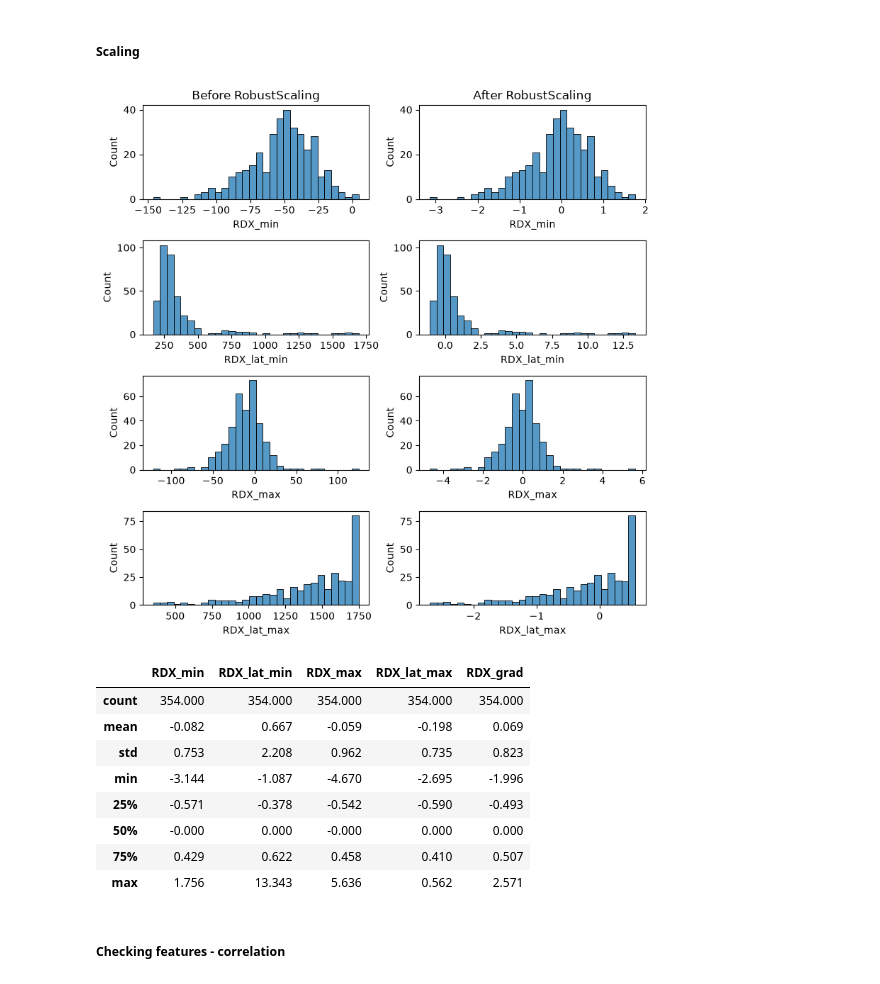
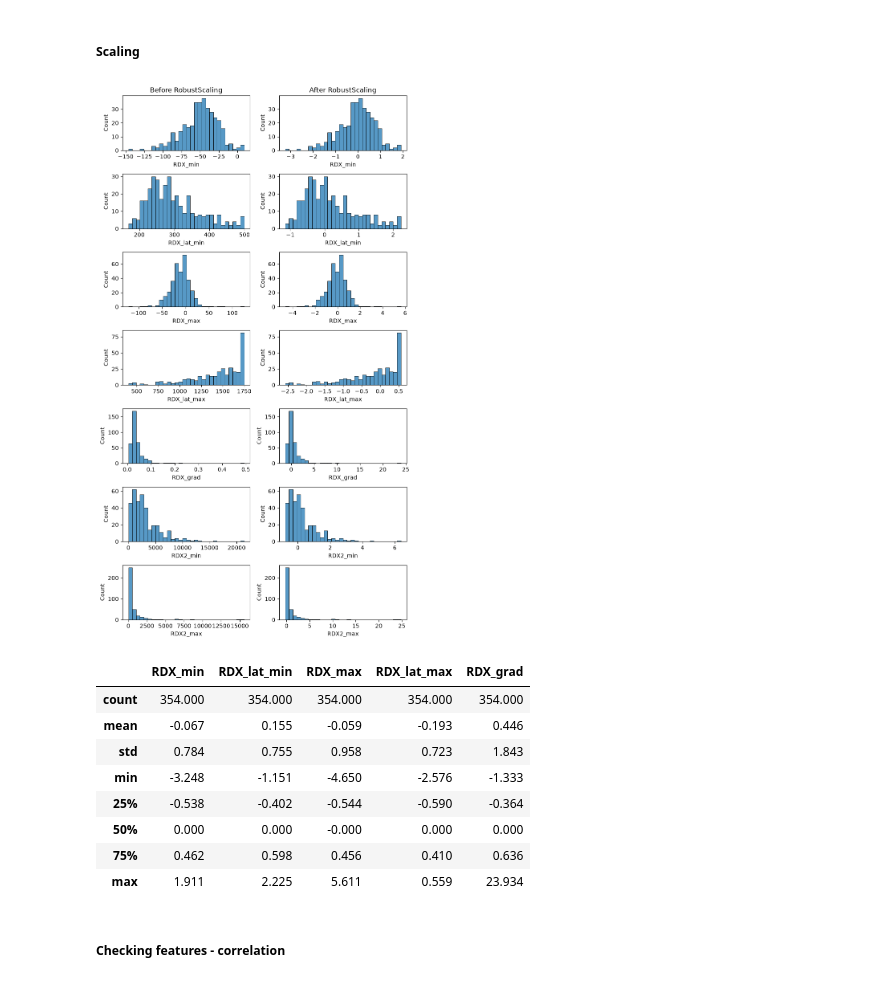
Before and after one commit to arthbreaker/2026_M1_internship, a Jupyter notebook: data_preparation.ipynb, the cells around one changed output. Drawn from its saved outputs; the diff is of its cells as text; code cells hidden in the pictures.

```diff
--- a/data_preparation.ipynb
+++ b/data_preparation.ipynb
@@ -26,7 +26,7 @@ cross validation (CV)
 3. Data engineering
 # %%
 from pathlib import Path
-x = Path('/Users/arthur/Library/Mobile Documents/com~apple~CloudDocs/Documents/Marseille/aMU/M1/Stage/2026_08_20_data_timeseries.csv')
+x = Path('/Users/arthur/Library/Mobile Documents/com~apple~CloudDocs/Documents/Marseille/aMU/M1/Stage/2026_09_09_data_timeseries.csv')
 df = pd.read_csv(x).drop(columns='Unnamed: 0')
 df
 # %% [output]
@@ -43,3 +43,8 @@ df
 | 933630 | DFT_9 | DFT | visage | positive | 5.969998 | NaN | NaN | -25.144319 | NaN | ... |
 | 933631 | DFT_9 | DFT | visage | positive | 5.973333 | NaN | NaN | -25.743984 | NaN | ... |
 933632 rows × 15 columns
+# %%
+df['RDX2_min'] = df['RDX_min']**2
+df['RDX2_max'] = df['RDX_max']**2
+
+df.head()
@@ -75,7 +102,7 @@ rdx_data = pd.concat([rdx_data, ohetransform], axis=1).drop(columns=['category',
 # %%
 from sklearn.model_selection import GroupShuffleSplit
 
-X = rdx_data.loc[:, ['RDX_min', 'RDX_lat_min', 'RDX_max', 'RDX_lat_max', 'RDX_grad', 'category_objet',  'category_visage', 'valence_negative',
+X = rdx_data.loc[:, ['RDX_min', 'RDX_lat_min', 'RDX_max', 'RDX_lat_max', 'RDX_grad', 'RDX2_min', 'RDX2_max', 'category_objet',  'category_visage', 'valence_negative',
    'valence_neutre', 'valence_positive']].iloc[0::1792, :].reset_index().drop(columns='index')
 y = rdx_data.loc[:, 'condition'].iloc[0::1792].reset_index().drop(columns='index')
 
@@ -149,42 +176,50 @@ from sklearn.preprocessing import RobustScaler
 
 before_scaled = X_train.copy()
 
-transformer = RobustScaler().set_output(transform="pandas").fit(X_train.loc[:, ['RDX_min', 'RDX_lat_min', 'RDX_max', 'RDX_lat_max', 'RDX_grad']])
-transformer
-X_train = transformer.transform(X_train.loc[:, ['RDX_min', 'RDX_lat_min', 'RDX_max', 'RDX_lat_max', 'RDX_grad']])
+transformer = RobustScaler().set_output(transform="pandas").fit(X_train.loc[:, ['RDX_min', 'RDX_lat_min', 'RDX_max', 'RDX_lat_max', 'RDX_grad', 'RDX2_min', 'RDX2_max']])
+X_train = transformer.transform(X_train.loc[:, ['RDX_min', 'RDX_lat_min', 'RDX_max', 'RDX_lat_max', 'RDX_grad', 'RDX2_min', 'RDX2_max']])
 # %%
-fig, ax = plt.subplots(4, 2, figsize=(8, 8))
+fig, ax = plt.subplots(7, 2, figsize=(8, 14))
 
 sns.histplot(before_scaled, x='RDX_min', bins=30, ax=ax[0][0])
 sns.histplot(X_train, x='RDX_min', bins=30, ax=ax[0][1])
 
 sns.histplot(before_scaled, x='RDX_lat_min', bins=30, ax=ax[1][0])
 sns.histplot(X_train, x='RDX_lat_min', bins=30, ax=ax[1][1])
 
 sns.histplot(before_scaled, x='RDX_max', bins=30, ax=ax[2][0])
 sns.histplot(X_train, x='RDX_max', bins=30, ax=ax[2][1])
 
 sns.histplot(before_scaled, x='RDX_lat_max', bins=30, ax=ax[3][0])
 sns.histplot(X_train, x='RDX_lat_max', bins=30, ax=ax[3][1])
 
+sns.histplot(before_scaled, x='RDX_grad', bins=30, ax=ax[4][0])
+sns.histplot(X_train, x='RDX_grad', bins=30, ax=ax[4][1])
+
+sns.histplot(before_scaled, x='RDX2_min', bins=30, ax=ax[5][0])
+sns.histplot(X_train, x='RDX2_min', bins=30, ax=ax[5][1])
+
+sns.histplot(before_scaled, x='RDX2_max', bins=30, ax=ax[6][0])
+sns.histplot(X_train, x='RDX2_max', bins=30, ax=ax[6][1])
+
 ax[0][0].set_title('Before RobustScaling')
 ax[0][1].set_title('After RobustScaling')
 
 plt.tight_layout()
 # %% [output]
-[figure, old version]
+[figure, new version]
 # %%
 X_train.describe().round(3)
 # %% [output]
 |  | RDX_min | RDX_lat_min | RDX_max | RDX_lat_max | RDX_grad |
 | count | 354.000 | 354.000 | 354.000 | 354.000 | 354.000 |
-| mean | -0.082 | 0.667 | -0.059 | -0.198 | 0.069 |
-| std | 0.753 | 2.208 | 0.962 | 0.735 | 0.823 |
-| min | -3.144 | -1.087 | -4.670 | -2.695 | -1.996 |
-| 25% | -0.571 | -0.378 | -0.542 | -0.590 | -0.493 |
-| 50% | -0.000 | 0.000 | -0.000 | 0.000 | 0.000 |
-| 75% | 0.429 | 0.622 | 0.458 | 0.410 | 0.507 |
-| max | 1.756 | 13.343 | 5.636 | 0.562 | 2.571 |
+| mean | -0.067 | 0.155 | -0.059 | -0.193 | 0.446 |
+| std | 0.784 | 0.755 | 0.958 | 0.723 | 1.843 |
+| min | -3.248 | -1.151 | -4.650 | -2.576 | -1.333 |
+| 25% | -0.538 | -0.402 | -0.544 | -0.590 | -0.364 |
+| 50% | 0.000 | 0.000 | -0.000 | 0.000 | 0.000 |
+| 75% | 0.462 | 0.598 | 0.456 | 0.410 | 0.636 |
+| max | 1.911 | 2.225 | 5.611 | 0.559 | 23.934 |
 # %% [markdown]
 ##### Checking features - correlation
 # %%
```
Also changed, not shown: parts of 12 cells of this notebook, 11 other files.
